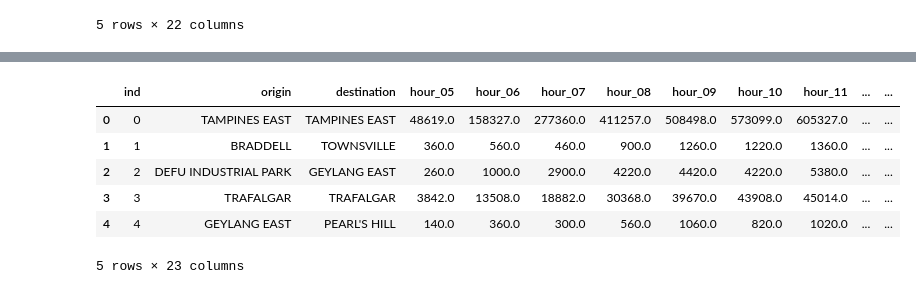
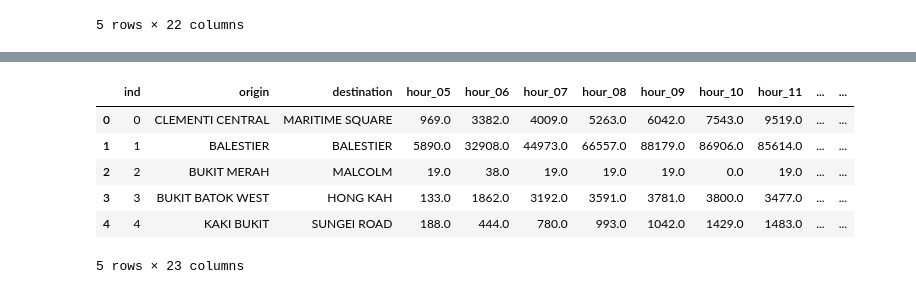
Before and after one commit to wcchin/SG_transit_analysis, a Jupyter notebook: analysis/check_flow_stats.ipynb, the cells around one changed output, grey strips where cells are left out. Saved outputs shown, nothing was run; the diff lists cells and outputs as text; code cells hidden in the pictures.

```diff
--- a/analysis/check_flow_stats.ipynb
+++ b/analysis/check_flow_stats.ipynb
@@ -32,19 +34,19 @@ df1.head()
 5 rows × 23 columns
 # %%
-df2 = pd.read_csv(os.path.join(data_dir, 'OD_202001_weekend.csv.xz'))
+df2 = pd.read_csv(os.path.join(data_dir, 'OD_201912_weekend.csv.xz'))
 hours_col = [ col for col in df2.columns.tolist() if "hour" in col ]
 sum_col = df2[hours_col[0]]
 for col in hours_col[1:]:
     sum_col = sum_col + df2[col]
 df2["sum_weekend"] = sum_col
 df2.head()
 # %% [output]
 |  | ind | origin | destination | hour_05 | hour_06 | hour_07 | hour_08 | hour_09 | hour_10 | hour_11 | ... | ... |
-| 0 | 0 | TAMPINES EAST | TAMPINES EAST | 48619.0 | 158327.0 | 277360.0 | 411257.0 | 508498.0 | 573099.0 | 605327.0 | ... | ... |
-| 1 | 1 | BRADDELL | TOWNSVILLE | 360.0 | 560.0 | 460.0 | 900.0 | 1260.0 | 1220.0 | 1360.0 | ... | ... |
-| 2 | 2 | DEFU INDUSTRIAL PARK | GEYLANG EAST | 260.0 | 1000.0 | 2900.0 | 4220.0 | 4420.0 | 4220.0 | 5380.0 | ... | ... |
-| 3 | 3 | TRAFALGAR | TRAFALGAR | 3842.0 | 13508.0 | 18882.0 | 30368.0 | 39670.0 | 43908.0 | 45014.0 | ... | ... |
-| 4 | 4 | GEYLANG EAST | PEARL'S HILL | 140.0 | 360.0 | 300.0 | 560.0 | 1060.0 | 820.0 | 1020.0 | ... | ... |
+| 0 | 0 | CLEMENTI CENTRAL | MARITIME SQUARE | 969.0 | 3382.0 | 4009.0 | 5263.0 | 6042.0 | 7543.0 | 9519.0 | ... | ... |
+| 1 | 1 | BALESTIER | BALESTIER | 5890.0 | 32908.0 | 44973.0 | 66557.0 | 88179.0 | 86906.0 | 85614.0 | ... | ... |
+| 2 | 2 | BUKIT MERAH | MALCOLM | 19.0 | 38.0 | 19.0 | 19.0 | 19.0 | 0.0 | 19.0 | ... | ... |
+| 3 | 3 | BUKIT BATOK WEST | HONG KAH | 133.0 | 1862.0 | 3192.0 | 3591.0 | 3781.0 | 3800.0 | 3477.0 | ... | ... |
+| 4 | 4 | KAKI BUKIT | SUNGEI ROAD | 188.0 | 444.0 | 780.0 | 993.0 | 1042.0 | 1429.0 | 1483.0 | ... | ... |
 5 rows × 23 columns
 # %%
 df1b = df1.dropna(subset=["origin", "destination"])
```
Also changed, not shown: parts of 18 cells of this notebook, 14 other files.
